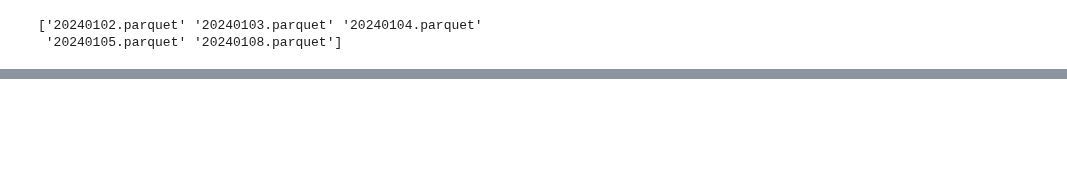
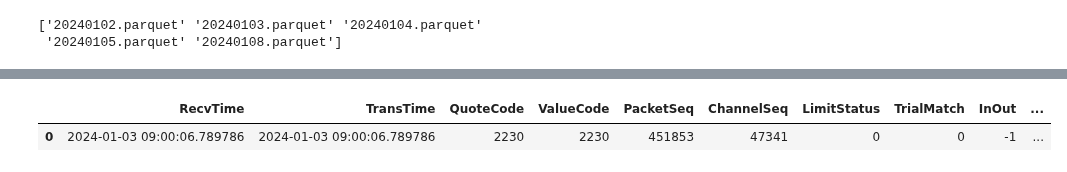
Before and after one commit to knjo/timeSeriesResearch, a Jupyter notebook: negFillResearch.ipynb, the cells around one changed output, grey strips where cells are left out. Cells and saved outputs as stored; diff of their text form; code cells hidden in the pictures; blank space fills up the shorter version.

```diff
--- a/negFillResearch.ipynb
+++ b/negFillResearch.ipynb
@@ -85,2 +78,9 @@ signal_df[:][priceReturnColumn + ['ToRef','FillLots_atLow','day_amount_rank', 'A
 # %%
 signal_df = signal_df[ (signal_df.TransTime.dt.time < datetime.time(12, 0, 0)) & (signal_df.TrialMatch == 0)].reset_index(drop=True)
+signal_df = signal_df[ (signal_df.TakerSell_CloseBP.abs() < 10000) ].reset_index(drop=True)
+signal_df['midEdge_300sBP'] = signal_df['midEdge_300sBP']*-1
+# %%
+signal_df.head(1)
+# %% [output]
+|  | RecvTime | TransTime | QuoteCode | ValueCode | PacketSeq | ChannelSeq | LimitStatus | TrialMatch | InOut | ... |
+| 0 | 2024-01-03 09:00:06.789786 | 2024-01-03 09:00:06.789786 | 2230 | 2230 | 451853 | 47341 | 0 | 0 | -1 | ... |
```
Also changed, not shown: parts of 30 cells of this notebook, 2 other files.
